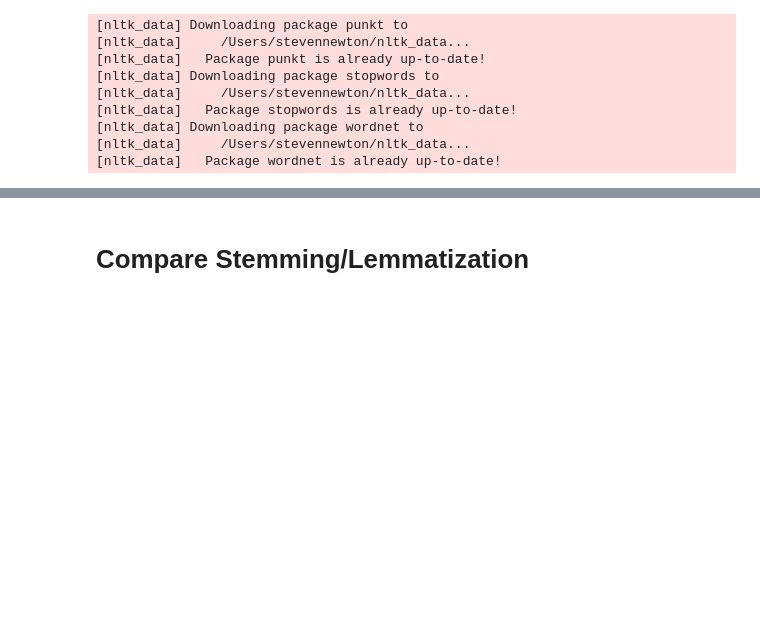
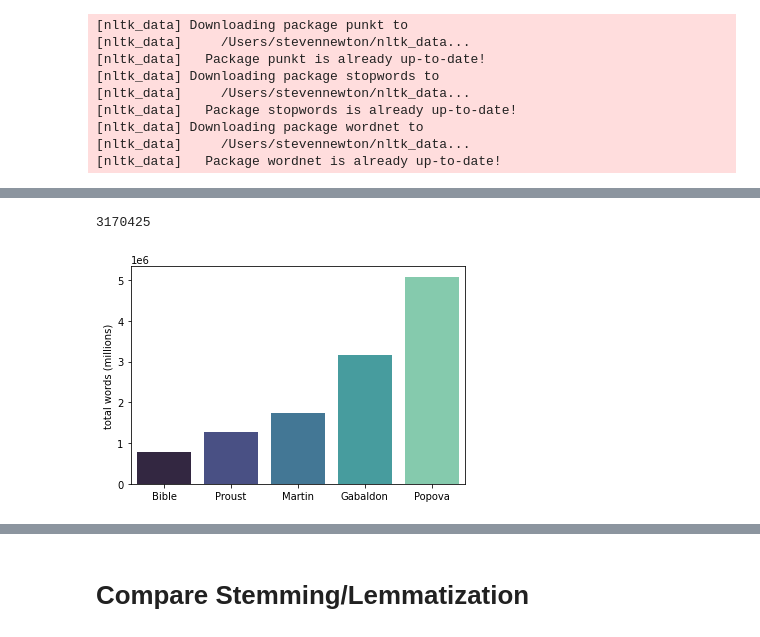
Before and after one commit to konstanzer/brainpickings-nlp, a Jupyter notebook: nlp.ipynb, the cells around one changed output, grey strips where cells are left out. Cells and saved outputs as stored; diff of their text form; code cells hidden in the pictures; blank space fills up the shorter version.

```diff
--- a/nlp.ipynb
+++ b/nlp.ipynb
@@ -65,0 +79,11 @@ df.head(50)
+# %%
+#Outlander
+283910 + 338430 + 380770 + 390050 + 482850 + 502860 + 400055 + 391500
+# %% [output]
+3170425
+# %%
+words = dict(Bible=783000, Proust=1270000, Martin=1740000, Gabaldon=3170000, Popova=5080000)
+ax =sns.barplot(x=list(words.keys()), y=list(words.values()), palette="mako")
+ax.set(ylabel='total words (millions)');
+# %% [output]
+[figure, added]
```
Also changed, not shown: parts of 11 cells of this notebook, 3 other files.
